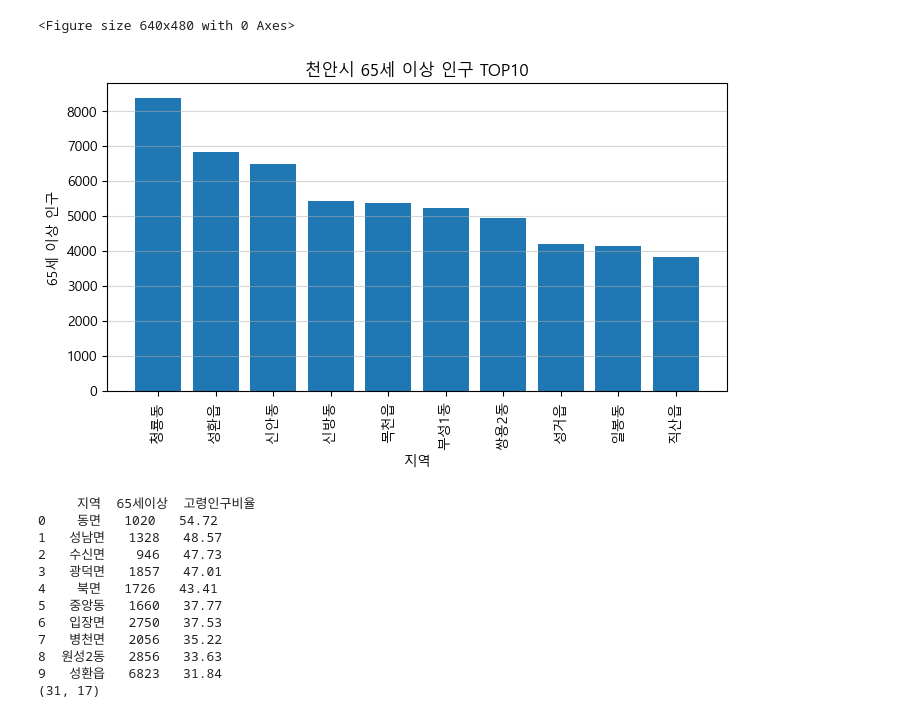
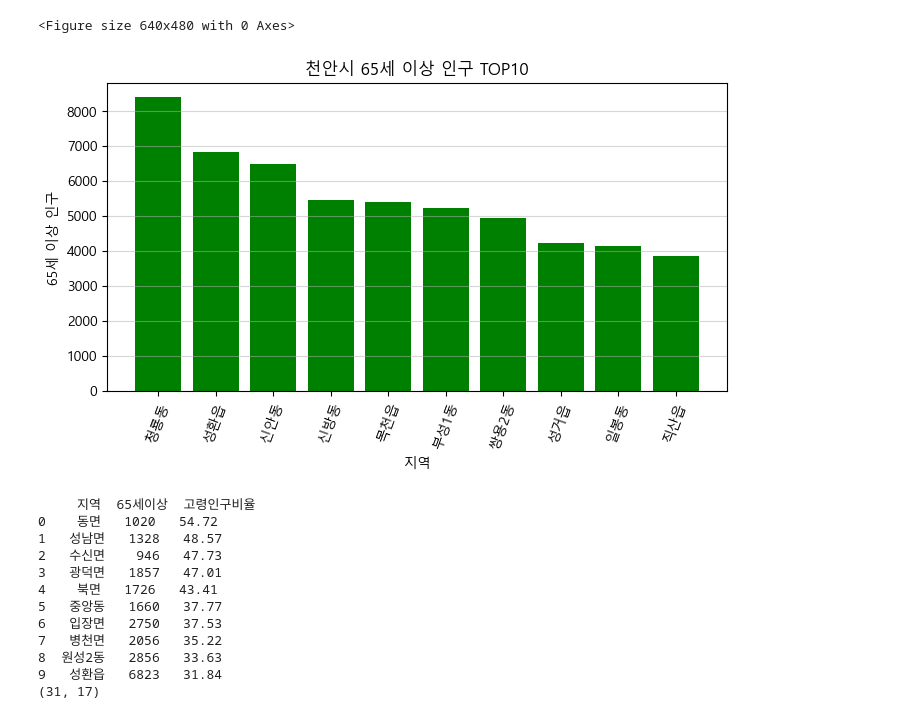
Before and after one commit to SaLun7/Project, a Jupyter notebook: notebooks/01_region_matplotlib.ipynb, the cells around one changed output. Drawn from its saved outputs; the diff is of its cells as text; code cells hidden in the pictures.

```diff
--- a/notebooks/01_region_matplotlib.ipynb
+++ b/notebooks/01_region_matplotlib.ipynb
@@ -1,7 +1,7 @@
 # %%
 import pandas as pd
 
-df = pd.read_csv(r"C:\Users\김양일\Desktop\팀프로젝트\data\processed\인구_v1.csv")
+df = pd.read_csv(r"C:\Users\김양일\Desktop\Team_Project\data\processed\인구_v1.csv")
 
 print(df.head())
 # %% [output]
@@ -108,20 +109,21 @@ df_region = df[
 # %%
 df_region65_top10 = df_region.sort_values("65세이상", ascending=False).head(10)
 plt.figure(figsize=(8, 4))
 plt.bar(
     df_region65_top10["지역"],
-    df_region65_top10["65세이상"]
+    df_region65_top10["65세이상"],
+    color = "green"
 )
 plt.title("천안시 65세 이상 인구 TOP10")
 plt.xlabel("지역")
 plt.ylabel("65세 이상 인구")
-plt.xticks(rotation=90)
+plt.xticks(rotation=70)
 plt.grid(axis="y", alpha=0.5)
 
 plt.savefig("65세 이상 인구.png", dpi=300, bbox_inches="tight")
 plt.show()
 # %% [output]
-[figure, old version]
+[figure, new version]
 # %%
 print(df_region[["지역", "65세이상", "고령인구비율"]].head(10))
 print(df_region.shape)
```
Also changed, not shown: parts of 2 cells of this notebook, 11 other files.
